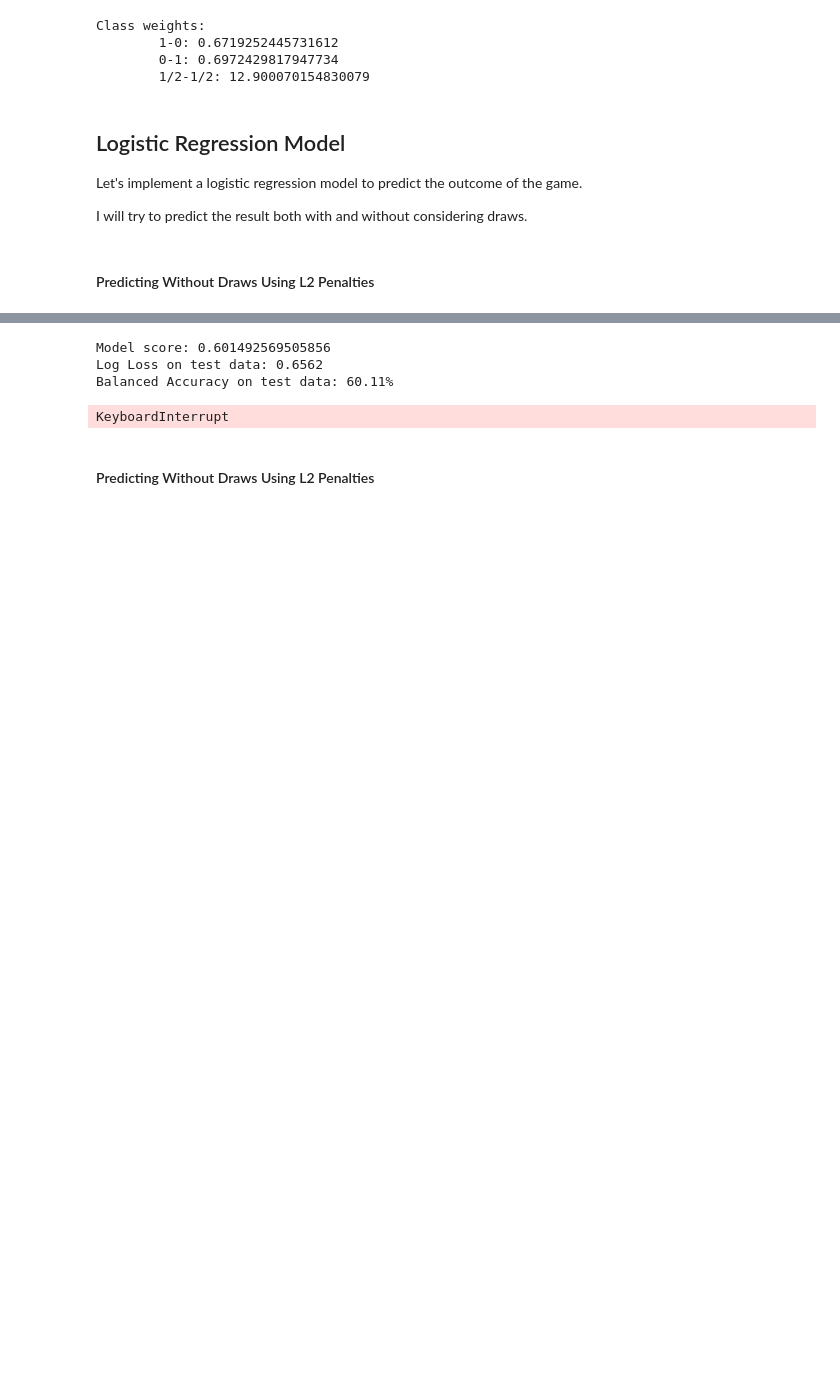
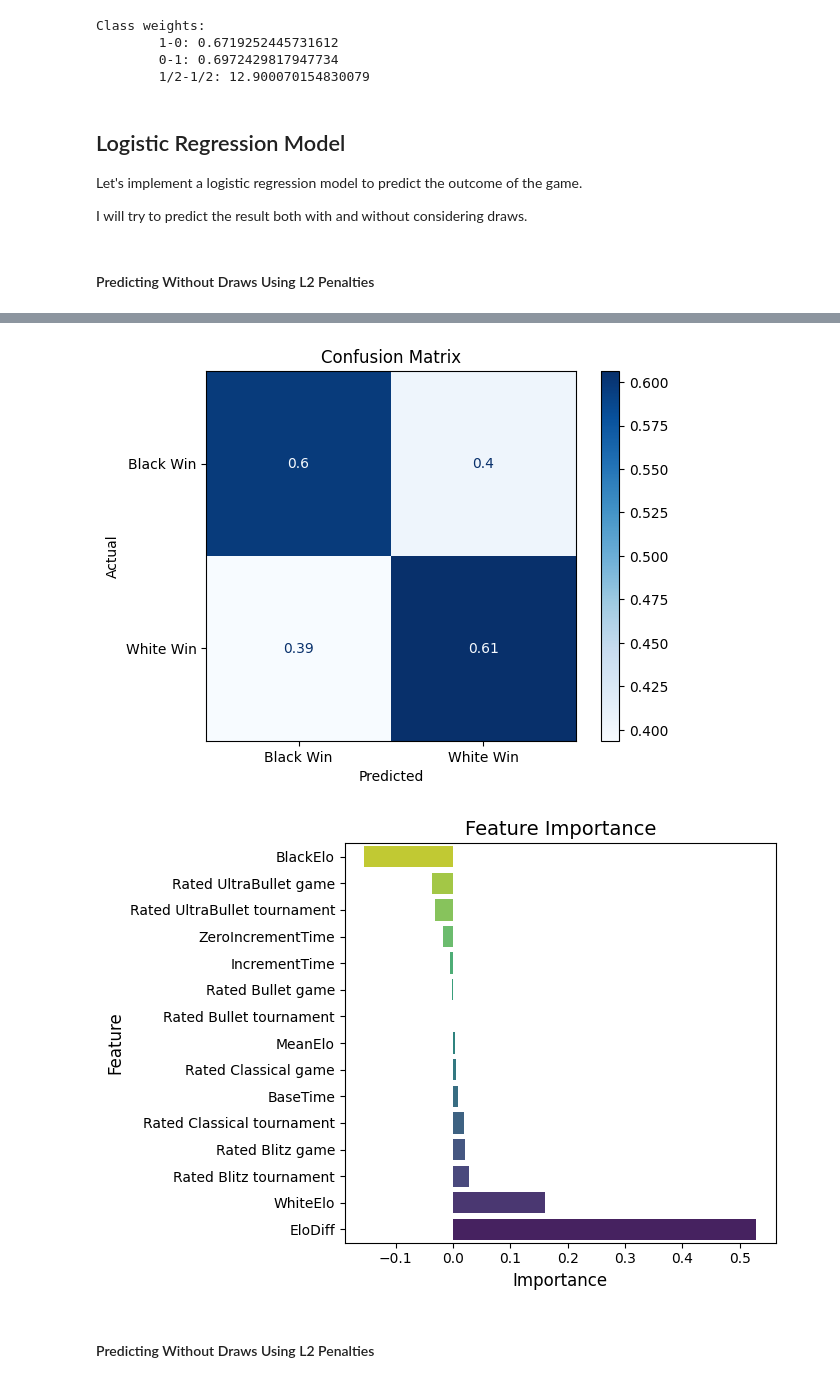
Before and after one commit to Tikhon-Radkevich/Chess-Winner-Prediction, a Jupyter notebook: notebooks/baseline_notebooks/logistic_regression.ipynb, the cells around one changed output, grey strips where cells are left out. Cells and saved outputs as stored; diff of their text form; code cells hidden in the pictures; blank space fills up the shorter version.

```diff
--- a/notebooks/baseline_notebooks/logistic_regression.ipynb
+++ b/notebooks/baseline_notebooks/logistic_regression.ipynb
@@ -107,6 +113,7 @@ def apply_logistic_regression(
     predict_draws,
     train,
     valid,
+    test=test_data,
     penalty="l1",
     solver="saga",
     max_iter=300,
@@ -114,10 +121,9 @@ def apply_logistic_regression(
     c=0.01,
     return_model=False,
 ):
-    print(f"Predicting draws: {predict_draws}")
     X_train, y_train = get_x_and_y(train, predict_draws=predict_draws)
     X_valid, y_valid = get_x_and_y(valid, predict_draws=predict_draws)
-    X_test, y_test = get_x_and_y(test_data, predict_draws=predict_draws)
+    X_test, y_test = get_x_and_y(test, predict_draws=predict_draws)
 
     model = LogisticRegression(
         C=c,  # smaller value -> stronger regularization
@@ -128,19 +134,17 @@ def apply_logistic_regression(
         penalty=penalty,
         solver=solver,
     )
-    print(f"Predict draws: {predict_draws}")
     model.fit(X_train, y_train)
-    print(f"Model score: {model.score(X_valid, y_valid)}")
 
     feature_importance = model.coef_
     estimate_baseline_model(
         model, feature_importance, X_train, y_train, X_valid, y_valid
     )
-    # mlflow.log_param("predict_draws", predict_draws)
-    # balanced_accuracy = metrics.balanced_accuracy_score(y_test, model.predict(X_test))
-    # mlflow.log_metric("balanced_accuracy_X_test", balanced_accuracy)
-    # dataset = from_pandas(X_test)
-    # mlflow.log_input(dataset, "Test")
+    mlflow.log_param("predict_draws", predict_draws)
+    balanced_accuracy = metrics.balanced_accuracy_score(y_test, model.predict(X_test))
+    mlflow.log_metric("balanced_accuracy_X_test", balanced_accuracy)
+    dataset = from_pandas(X_test)
+    mlflow.log_input(dataset, "Test")
 
     if return_model:
         return model
@@ -148,8 +152,7 @@ def apply_logistic_regression(
 #### Predicting Without Draws Using L2 Penalties
 # %%
 with mlflow.start_run(run_name="L2; no draws: LogiReg"):
-    print("Predicting without draws")
-    l2_no_draws_model = apply_logistic_regression(
-        predict_draws=False, train=train_data, valid=valid_data, penalty="l2", tol=0.1, max_iter=1
+    apply_logistic_regression(
+        predict_draws=False, train=train_data, valid=valid_data, penalty="l2", tol=0.01
     )
 # %% [output]
@@ -159,7 +171,5 @@ Predict draws: False
-Model score: 0.601492569505856
-Log Loss on test data: 0.6562
-Balanced Accuracy on test data: 60.11%
-KeyboardInterrupt
+[figure, added]
+[figure, added]
 # %% [markdown]
 #### Predicting Without Draws Using L2 Penalties
 # %%
```
Also changed, not shown: parts of 15 cells of this notebook.
